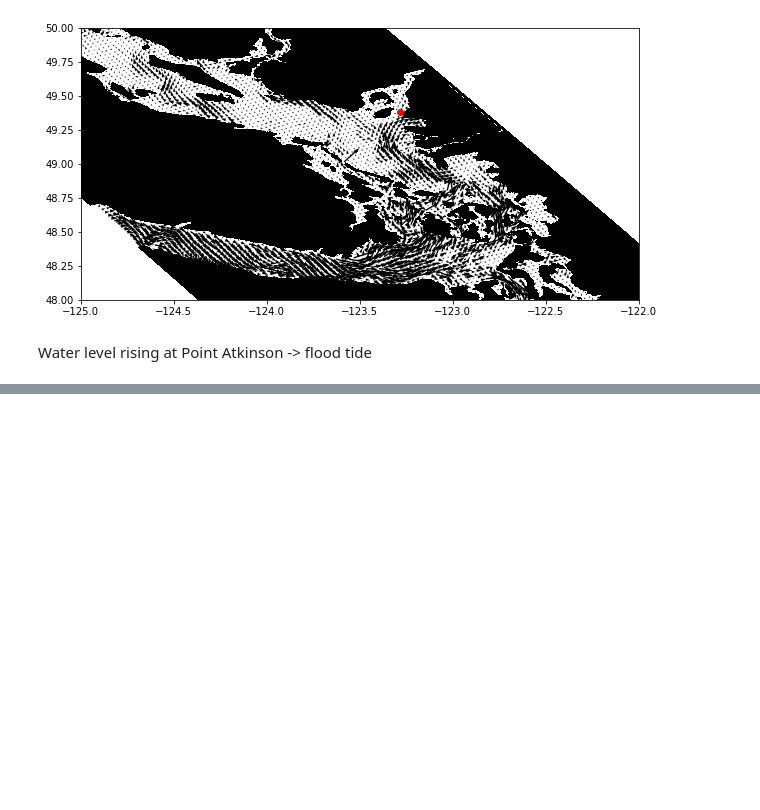
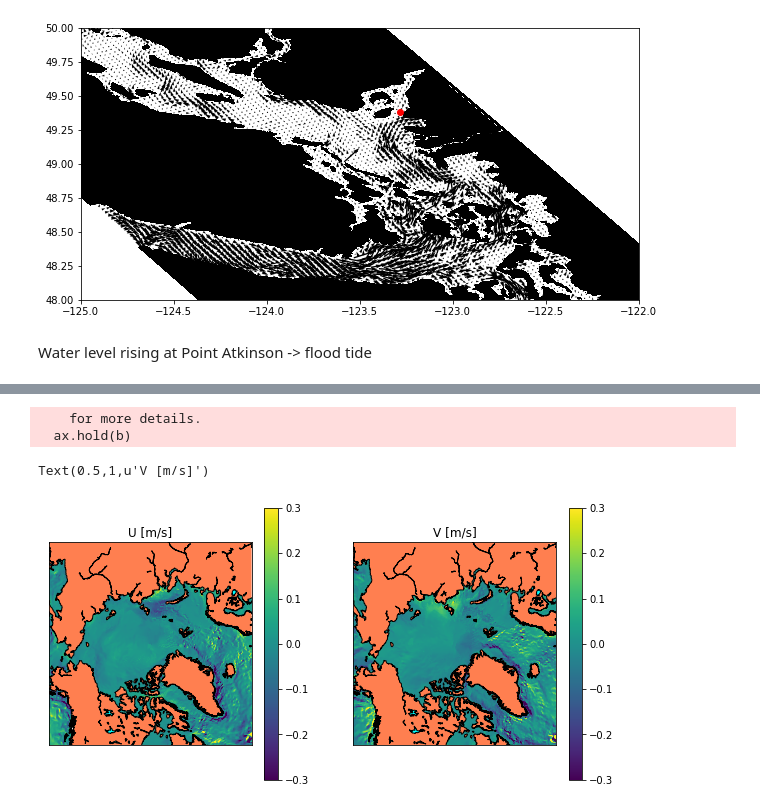
Before and after one commit to nsoontie/ocn_nav, a Jupyter notebook: notebooks/velocity/Check velocity rotation.ipynb, the cells around one changed output, grey strips where cells are left out. Saved outputs shown, nothing was run; the diff lists cells and outputs as text; code cells hidden in the pictures; blank space fills up the shorter version.

```diff
--- a/notebooks/velocity/Check velocity rotation.ipynb
+++ b/notebooks/velocity/Check velocity rotation.ipynb
@@ -109,0 +180,9 @@ Water level rising at Point Atkinson -> flood tide
+# %%
+def pcolorplot(ax,var,xgrid, ygrid):
+    # plotting
+    m =  Basemap(projection='npstere',boundinglat=60,lon_0=270,resolution='l', ax=ax)
+    m.drawcoastlines()
+    m.fillcontinents(color='coral',lake_color='aqua')
+    x,y=m(xgrid,ygrid)
+    mesh=m.pcolormesh(x,y,var,ax=ax,vmin=-.3,vmax=.3)
+    plt.colorbar(mesh, ax=ax)
@@ -109,0 +200,11 @@ Water level rising at Point Atkinson -> flood tide
+# %%
+fig,axs = plt.subplots(1,2,figsize=(10,5))
+pcolorplot(axs[0], u[t,d,:,:], lon, lat)
+axs[0].set_title('U [m/s]')
+pcolorplot(axs[1], v[t,d,:,:], lon, lat)
+axs[1].set_title('V [m/s]')
+# %% [output]
+    for more details.
+  ax.hold(b)
+Text(0.5,1,u'V [m/s]')
+[figure, added]
```
Also changed, not shown: parts of 19 cells of this notebook.
